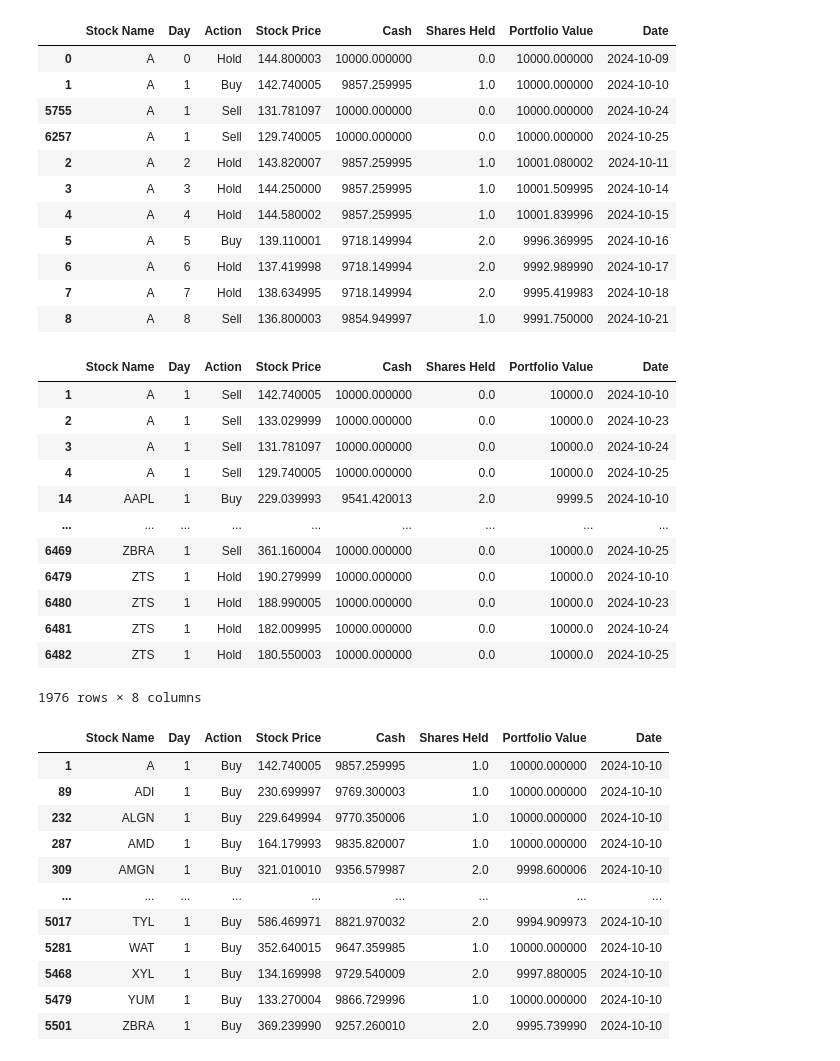
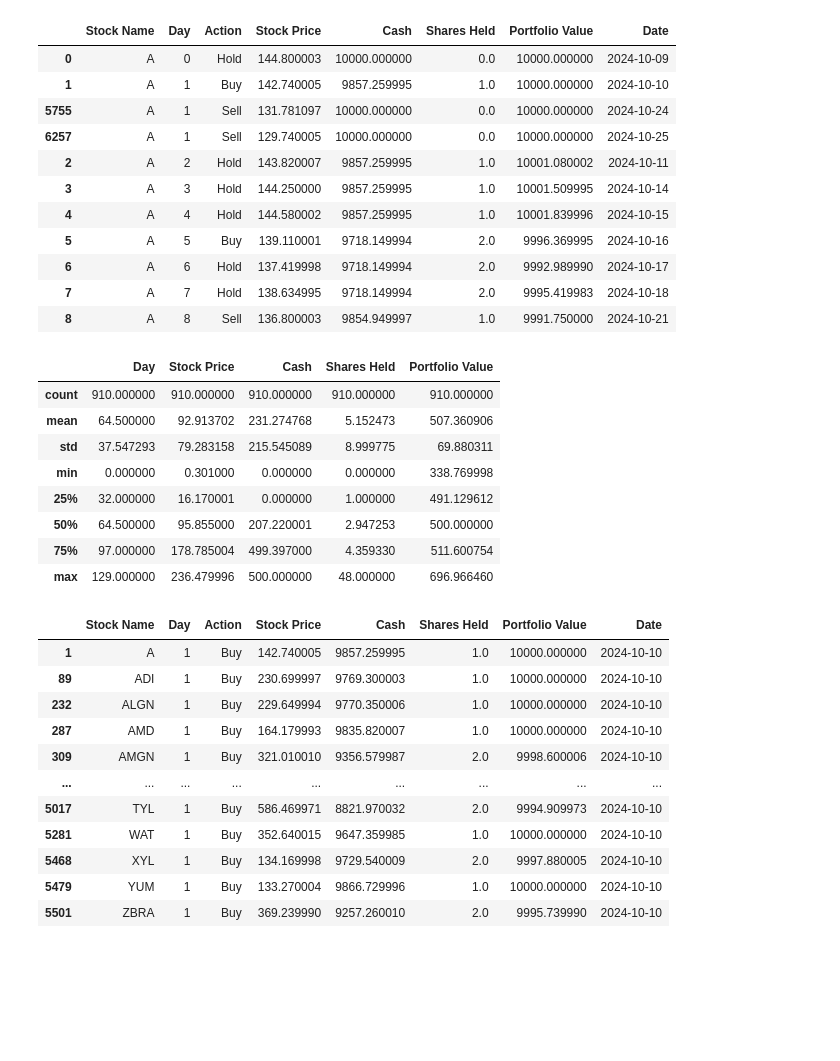
Before and after one commit to uniquedapoet/StockTradingModel, a Jupyter notebook: model_decision_EDA.ipynb, the cells around one changed output. Saved outputs shown, nothing was run; the diff lists cells and outputs as text; code cells hidden in the pictures; blank space fills up the shorter version.

```diff
--- a/model_decision_EDA.ipynb
+++ b/model_decision_EDA.ipynb
@@ -32,6 +32,7 @@ sim_results = pd.read_csv('simResults/sim_results.csv')
 specific_model_decisions = pd.read_csv('simResults/specific_model_decisions.csv').sort_values(by=['Stock Name', 'Day'])
 general_model_decisions = pd.read_csv('simResults/general_model_decisions.csv').sort_values(by=['Stock Name', 'Day'])
 LGBM_model_decisions = pd.read_csv('simResults/LGBM_model_decisions.csv').sort_values(by=['Stock Name', 'Day'])
+cashapp_model_decisions = pd.read_csv('simResults/sim_results1.csv').sort_values(by=['Stock Name', 'Day'])
 # general_model_decisions.to_csv('simResults/general_model_decisions.csv', index=False)
 # specific_model_decisions.to_csv('simResults/specific_model_decisions.csv', index=False)
 # %%
@@ -49,20 +50,16 @@ LGBM_model_decisions.head(11)
 | 6 | A | 6 | Hold | 137.419998 | 9718.149994 | 2.0 | 9992.989990 | 2024-10-17 |
 | 7 | A | 7 | Hold | 138.634995 | 9718.149994 | 2.0 | 9995.419983 | 2024-10-18 |
 | 8 | A | 8 | Sell | 136.800003 | 9854.949997 | 1.0 | 9991.750000 | 2024-10-21 |
-# %%
-specific_model_decisions[(specific_model_decisions['Day'] == 1)]
-# %% [output]
-|  | Stock Name | Day | Action | Stock Price | Cash | Shares Held | Portfolio Value | Date |
-| 1 | A | 1 | Sell | 142.740005 | 10000.000000 | 0.0 | 10000.0 | 2024-10-10 |
-| 2 | A | 1 | Sell | 133.029999 | 10000.000000 | 0.0 | 10000.0 | 2024-10-23 |
-| 3 | A | 1 | Sell | 131.781097 | 10000.000000 | 0.0 | 10000.0 | 2024-10-24 |
-| 4 | A | 1 | Sell | 129.740005 | 10000.000000 | 0.0 | 10000.0 | 2024-10-25 |
-| 14 | AAPL | 1 | Buy | 229.039993 | 9541.420013 | 2.0 | 9999.5 | 2024-10-10 |
-| ... | ... | ... | ... | ... | ... | ... | ... | ... |
-| 6469 | ZBRA | 1 | Sell | 361.160004 | 10000.000000 | 0.0 | 10000.0 | 2024-10-25 |
-| 6479 | ZTS | 1 | Hold | 190.279999 | 10000.000000 | 0.0 | 10000.0 | 2024-10-10 |
-| 6480 | ZTS | 1 | Hold | 188.990005 | 10000.000000 | 0.0 | 10000.0 | 2024-10-23 |
-| 6481 | ZTS | 1 | Hold | 182.009995 | 10000.000000 | 0.0 | 10000.0 | 2024-10-24 |
-| 6482 | ZTS | 1 | Hold | 180.550003 | 10000.000000 | 0.0 | 10000.0 | 2024-10-25 |
-1976 rows × 8 columns
+# %%
+cashapp_model_decisions.describe()
+# %% [output]
+|  | Day | Stock Price | Cash | Shares Held | Portfolio Value |
+| count | 910.000000 | 910.000000 | 910.000000 | 910.000000 | 910.000000 |
+| mean | 64.500000 | 92.913702 | 231.274768 | 5.152473 | 507.360906 |
+| std | 37.547293 | 79.283158 | 215.545089 | 8.999775 | 69.880311 |
+| min | 0.000000 | 0.301000 | 0.000000 | 0.000000 | 338.769998 |
+| 25% | 32.000000 | 16.170001 | 0.000000 | 1.000000 | 491.129612 |
+| 50% | 64.500000 | 95.855000 | 207.220001 | 2.947253 | 500.000000 |
+| 75% | 97.000000 | 178.785004 | 499.397000 | 4.359330 | 511.600754 |
+| max | 129.000000 | 236.479996 | 500.000000 | 48.000000 | 696.966460 |
 # %%
```
Also changed, not shown: parts of 1 cell of this notebook, 4 other files.
